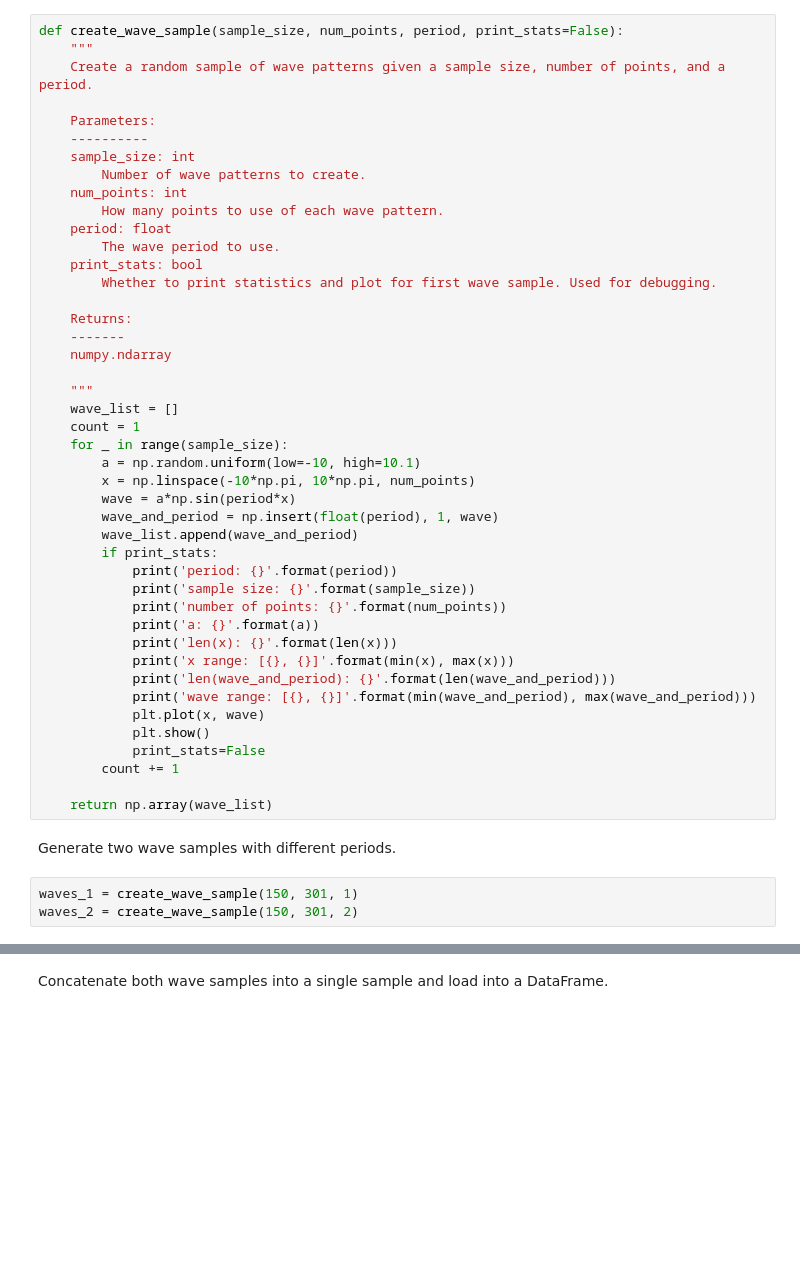
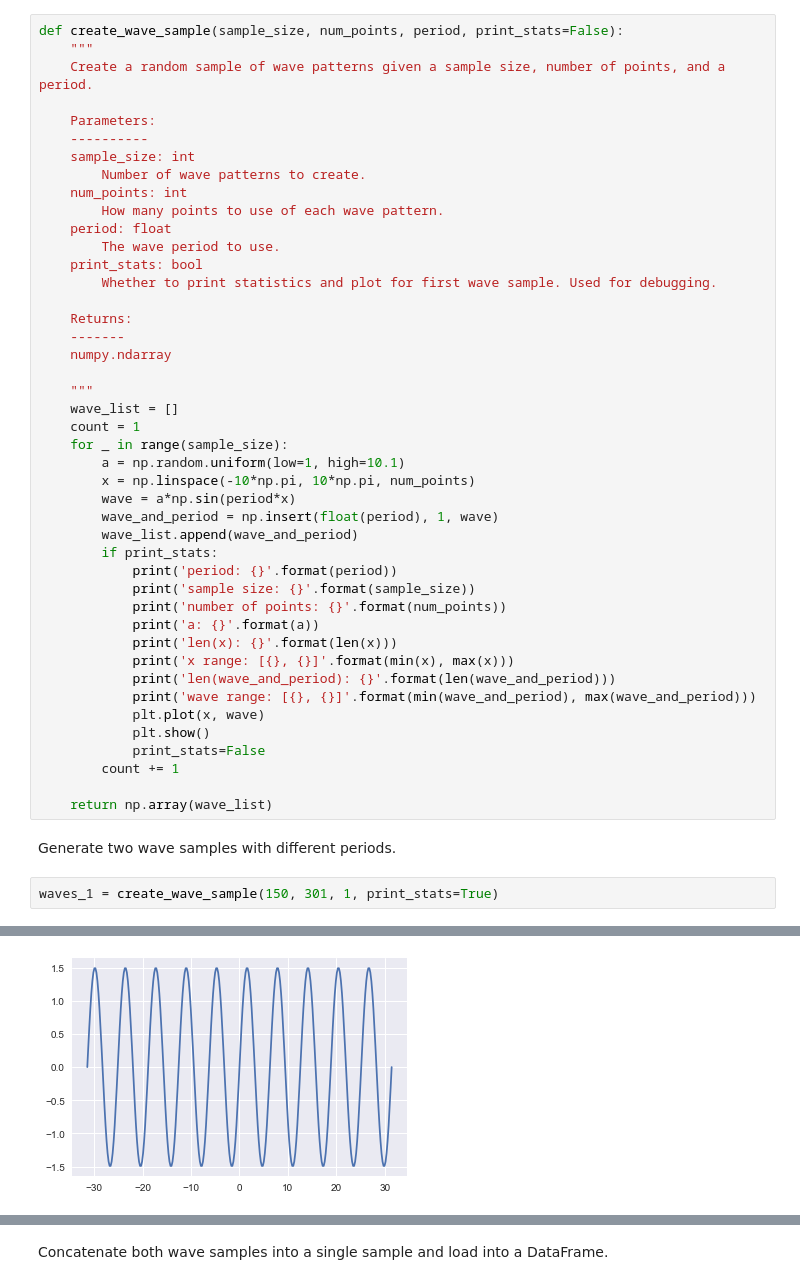
Before and after one commit to dmclark53/SimpleTF, a Jupyter notebook: Wave Period Classifier.ipynb, the cells around one changed output, grey strips where cells are left out. Drawn from its saved outputs; the diff is of its cells as text; blank space fills up the shorter version.

```diff
--- a/Wave Period Classifier.ipynb
+++ b/Wave Period Classifier.ipynb
@@ -38,7 +38,7 @@ def create_wave_sample(sample_size, num_points, period, print_stats=False):
     wave_list = []
     count = 1
     for _ in range(sample_size):
-        a = np.random.uniform(low=-10, high=10.1)
+        a = np.random.uniform(low=1, high=10.1)
         x = np.linspace(-10*np.pi, 10*np.pi, num_points)
         wave = a*np.sin(period*x)
         wave_and_period = np.insert(float(period), 1, wave)
@@ -61,5 +61,5 @@ def create_wave_sample(sample_size, num_points, period, print_stats=False):
 # %% [markdown]
 Generate two wave samples with different periods.
 # %%
-waves_1 = create_wave_sample(150, 301, 1)
-waves_2 = create_wave_sample(150, 301, 2)
+waves_1 = create_wave_sample(150, 301, 1, print_stats=True)
+# %% [output]
@@ -65,0 +74 @@ waves_2 = create_wave_sample(150, 301, 2)
+[figure, added]
```
Also changed, not shown: parts of 4 cells of this notebook.
